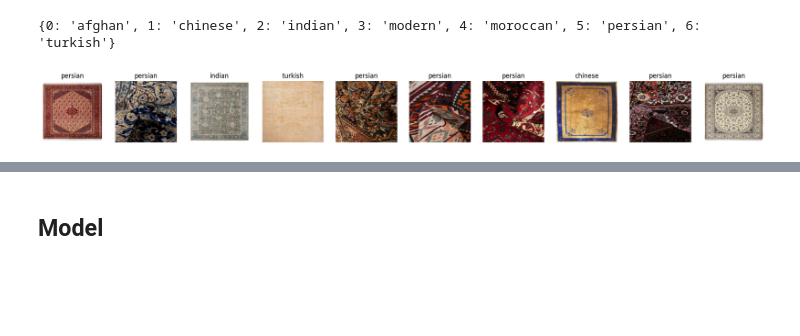
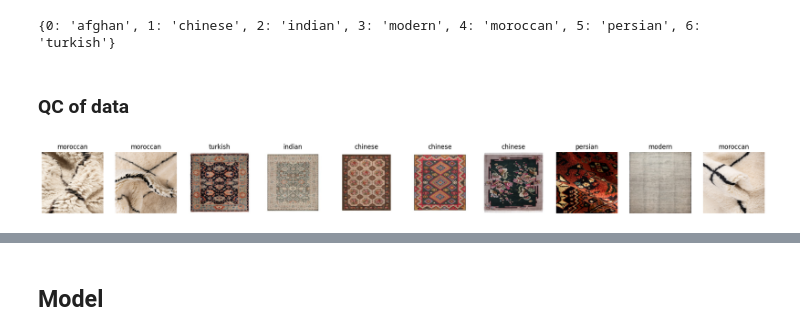
Before and after one commit to jakeson99/rugai, a Jupyter notebook: notebooks/model_training_updated.ipynb, the cells around one changed output, grey strips where cells are left out. Cells and saved outputs as stored; diff of their text form; code cells hidden in the pictures; blank space fills up the shorter version.

Commit message:
update training to use oversampling and deeper CNN

```diff
--- a/notebooks/model_training_updated.ipynb
+++ b/notebooks/model_training_updated.ipynb
@@ -56,0 +60,35 @@ test_dataloader = DataLoader(test_dataset, batch_size=batch_size, shuffle=True)
+# %%
+# we have a very imbalanced dataset so try to oversample the minority classes based on the calculated class weights
+# Count instances of each class
+class_counts = [0] * len(dataset.class_to_idx)
+for _, label in dataset:
+    class_counts[label] += 1
+print(f"Class counts in training data: {class_counts}")
+
+total_samples = sum(class_counts)
+class_weights = [total_samples / (len(class_counts) * count) for count in class_counts]
+print(f"Class weights: {class_weights}")
+
+# Create sample weights for the Train dataset
+sample_weights = []
+for idx in train_dataset.indices:
+    # Get the original label from the full dataset using the original index
+    label = dataset[idx][1]
+    sample_weights.append(class_weights[label])
+
+# Create weighted sampler
+weighted_sampler = WeightedRandomSampler(
+    weights=sample_weights,
+    num_samples=len(train_dataset),
+    replacement=True,
+)
+
+# Create dataloaders
+train_dataloader = DataLoader(
+    train_dataset,
+    sampler=weighted_sampler,
+    batch_size=batch_size,
+)
+
+val_dataloader = DataLoader(val_dataset, batch_size=batch_size, shuffle=True)
+test_dataloader = DataLoader(test_dataset, batch_size=batch_size, shuffle=True)
@@ -61,29 +124,32 @@ idx_to_class = {v: k for k, v in class_to_idx.items()}
 print(idx_to_class)
 # %% [output]
 {0: 'afghan', 1: 'chinese', 2: 'indian', 3: 'modern', 4: 'moroccan', 5: 'persian', 6: 'turkish'}
+# %% [markdown]
+### QC of data
 # %%
 # convert tensor to numpy and plot as image
 def imshow(image, ax=None, title=None) -> None:
     if ax is None:
         fig, ax = plt.subplots()
     # unnormalize the image
     image = image / 2 + 0.5
     image = image.numpy().transpose((1, 2, 0))
     ax.imshow(image)
     if title is not None:
         ax.set_title(title)
     ax.axis("off")
 
 
 # plot training images
-images, labels = next(iter(train_dataloader))
+images_list = list(train_dataloader)
+images, labels = images_list[0]
 fig, axes = plt.subplots(1, 10, figsize=(25, 25))
 for i in range(10):
     class_name = idx_to_class[int(labels[i])]
     imshow(images[i], ax=axes[i], title=class_name)
 plt.show()
 # %% [output]
-[figure, old version]
+[figure, new version]
 # %%
 # plot validation images
 images, labels = next(iter(val_dataloader))
```
Also changed, not shown: parts of 19 cells of this notebook.
